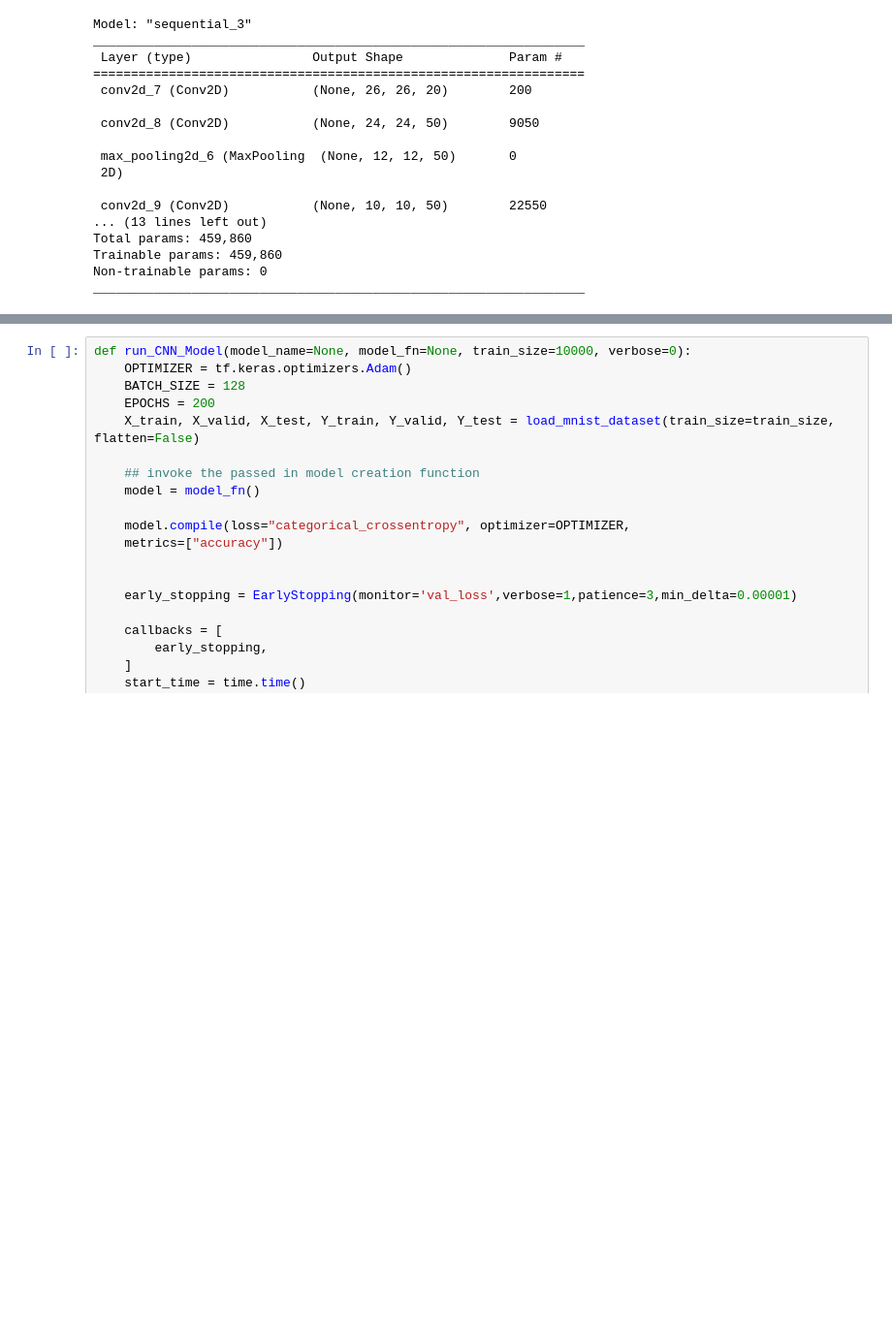
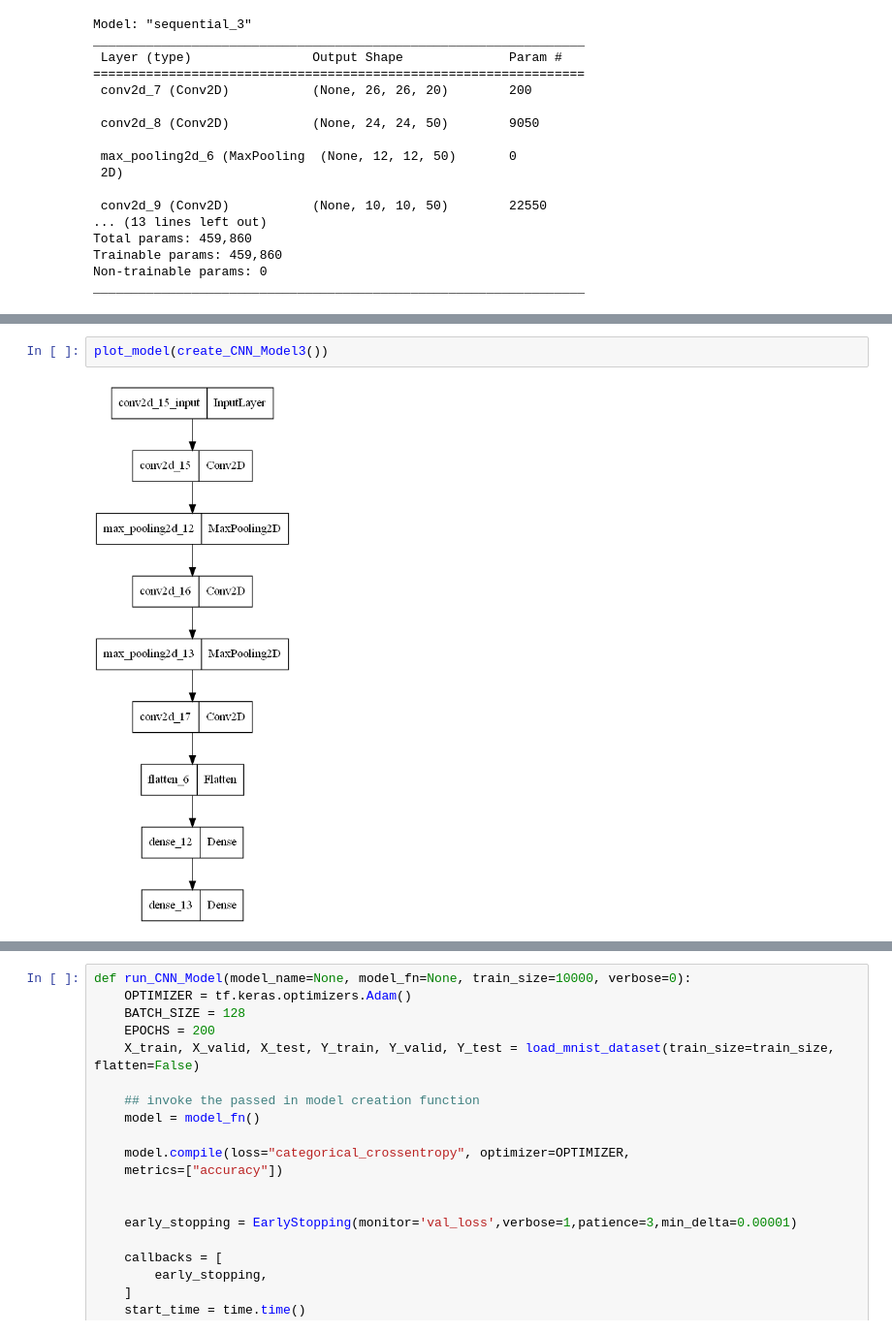
Before and after one commit to albert-kepner/Week6_DL_FinalProject, a Jupyter notebook: CNN_Models.ipynb, the cells around one changed output, grey strips where cells are left out. Shown: that part at 97% size. Saved outputs shown, nothing was run; the diff lists cells and outputs as text; blank space fills up the shorter version.

```diff
--- a/CNN_Models.ipynb
+++ b/CNN_Models.ipynb
@@ -234,0 +244,4 @@ _________________________________________________________________
+# %%
+plot_model(create_CNN_Model3())
+# %% [output]
+[figure, added]
```
Also changed, not shown: parts of 26 cells of this notebook, 4 other files.
